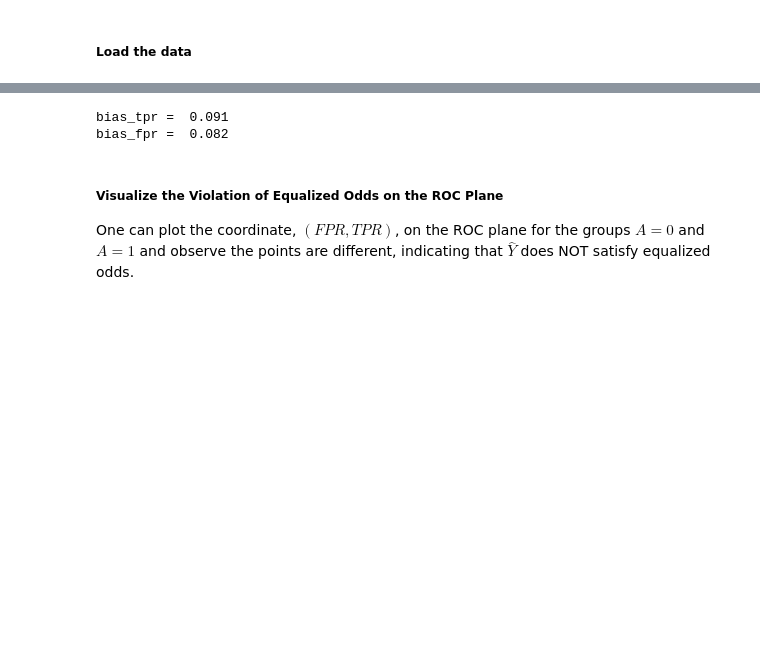
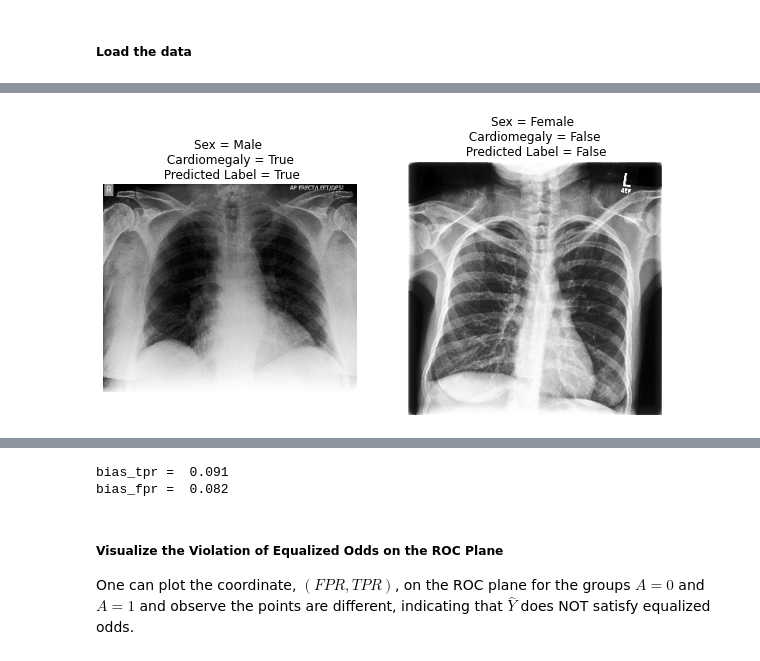
Before and after one commit to beepulbharti/fairness_demo, a Jupyter notebook: fairness_demo.ipynb, the cells around one changed output, grey strips where cells are left out. Cells and saved outputs as stored; diff of their text form; code cells hidden in the pictures; blank space fills up the shorter version.

Commit message:
added images

```diff
--- a/fairness_demo.ipynb
+++ b/fairness_demo.ipynb
@@ -67,3 +72,29 @@ test_data = pd.read_csv(path_to_test_data,index_col=[0])
+# %%
+import matplotlib.pyplot as plt
+import matplotlib.image as mpimg
+
+path_to_male_image = 'data/example_images/male_pos.jpg'
+path_to_female_image = 'data/example_images/female_neg.jpg'
+male_img = mpimg.imread(path_to_male_image)
+female_img = mpimg.imread(path_to_female_image)
+
+# Make figure
+# create figure
+fig = plt.figure(figsize=(10, 7))
+
+# Adds a subplot at the 1st position
+fig.add_subplot(1, 2, 1)
+plt.imshow(male_img,cmap='gray')
+plt.axis('off')
+plt.title("Sex = Male \n Cardiomegaly = True \n Predicted Label = True")
+
+# Adds a subplot at the 2nd position
+fig.add_subplot(1, 2, 2)
+plt.imshow(female_img,cmap='gray')
+plt.axis('off')
+plt.title("Sex = Female \n Cardiomegaly = False \n Predicted Label = False");
+# %% [output]
+[figure, added]
 # %% [markdown]
 ##### **Evaluate the Theoretical Fairness of the Classifier Predictions on the Test Set**
 In supervised learning, the objective is, given labeled training data, to learn a predictor, $\hat{Y} = f(X)$, of the outcome $Y$ from features $X$. In many scenarios we also desire that $\hat{Y}$ is *fair* with respect to sensitive/protected attributes such as race, sex, color, etc. There are many definitions of fairness in supervised learning. In this demo, we consider the *Equalized Odds* definition in a binary classification setting.
```
Also changed, not shown: parts of 4 cells of this notebook, 5 other files.
